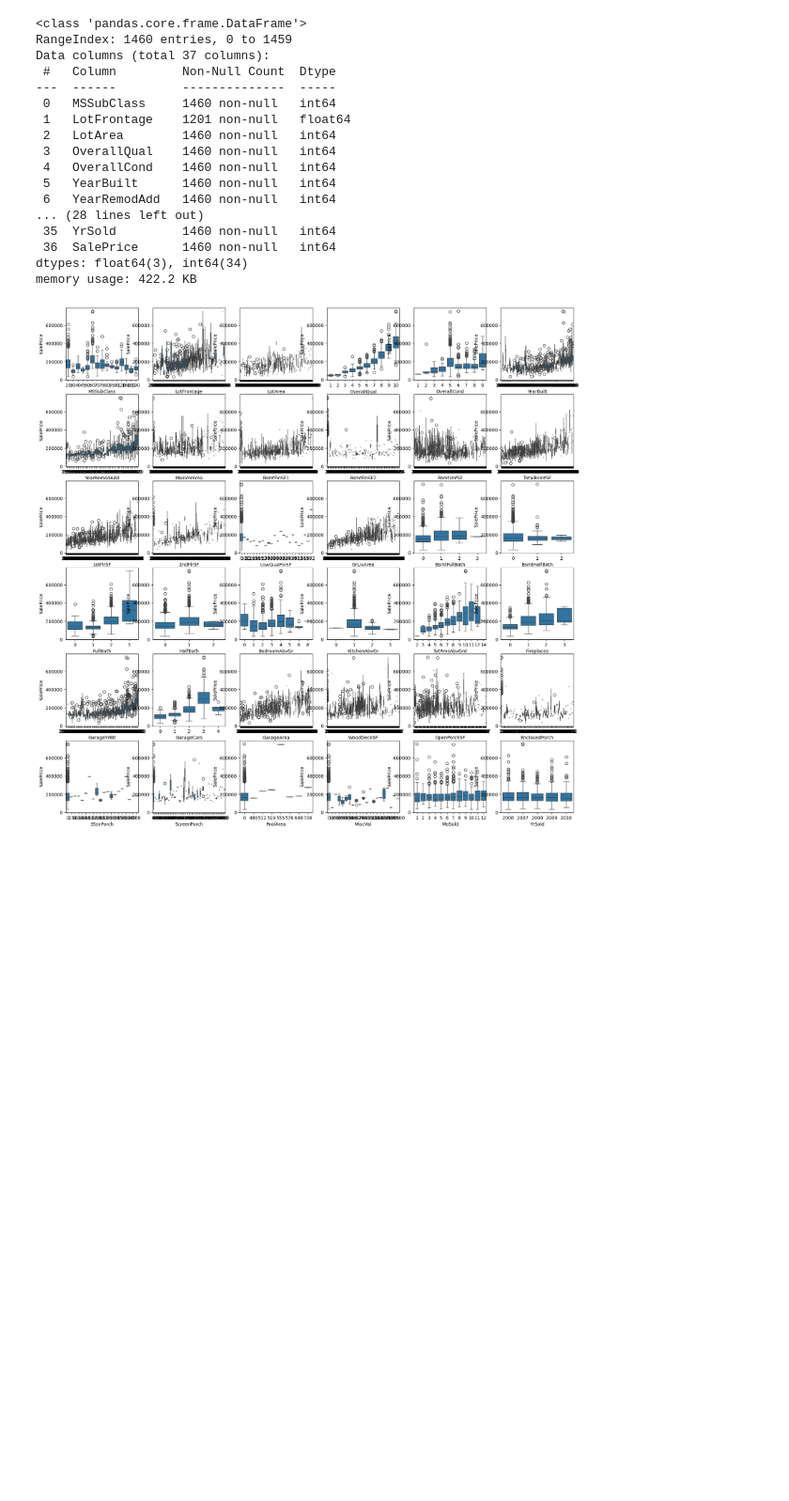
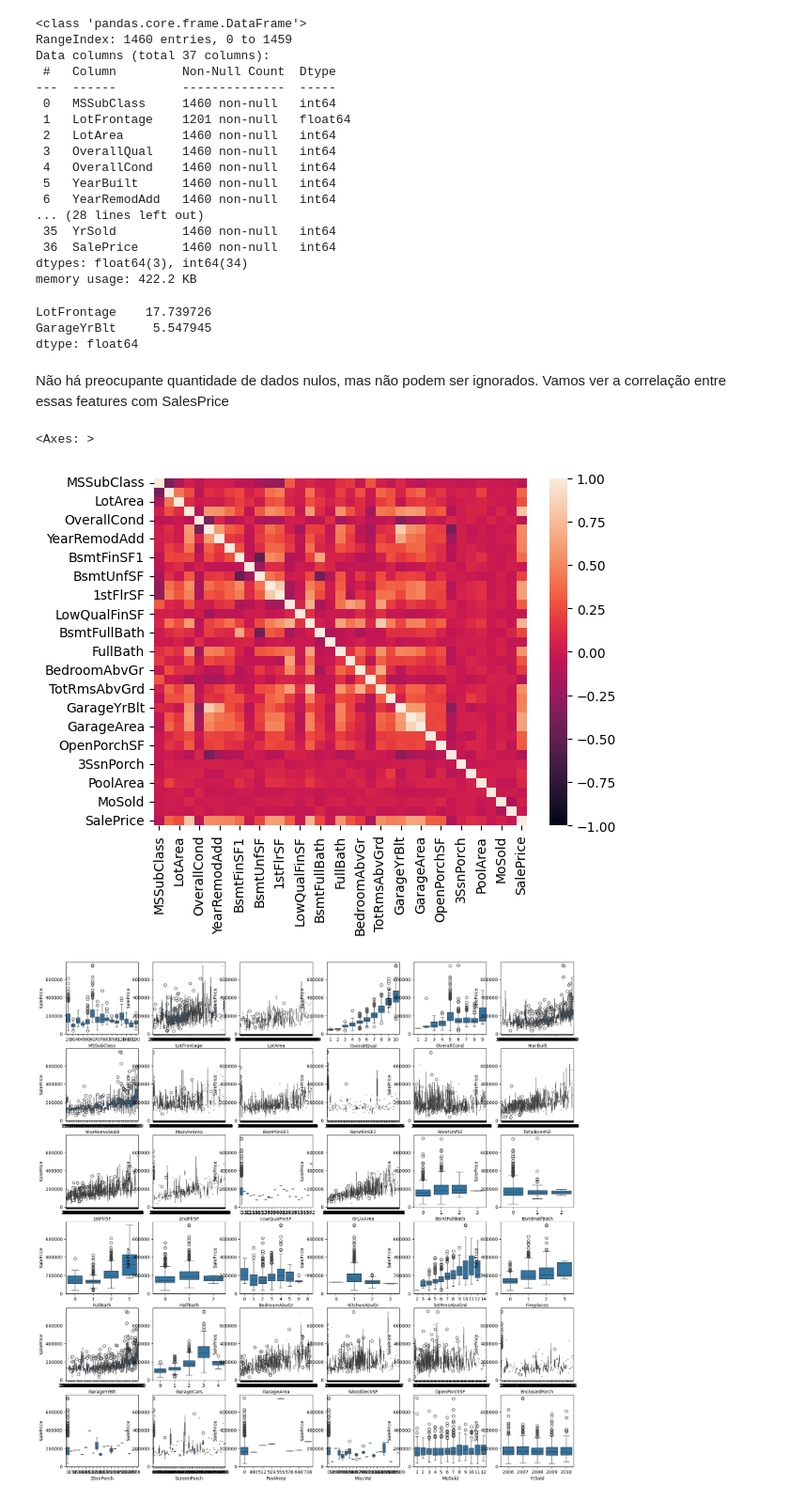
Before and after one commit to maris-silva/competicao_DS, a Jupyter notebook: analise_inicial.ipynb, the cells around one changed output. Shown at 94% size. Drawn from its saved outputs; the diff is of its cells as text; code cells hidden in the pictures; blank space fills up the shorter version.

Commit message:
bug fixes, heatmap adicionado

```diff
--- a/analise_inicial.ipynb
+++ b/analise_inicial.ipynb
@@ -185,8 +180,5 @@ memory usage: 339.5 KB
 # %% [markdown]
 Temos muito mais features no nosso dataset para os valores únicos de cada valor categórico. Veremos depois se há correlação forte entre elas e `SalesPrice`.
-# %%
-# TODO Unindo o array de categóricos ao df original
-df = pd.concat([df, df_categorical], axis=1)
 # %% [markdown]
 #### Análise de Features Numéricas
 # %%
@@ -211,6 +203,20 @@ Data columns (total 37 columns):
  36  SalePrice      1460 non-null   int64
 dtypes: float64(3), int64(34)
 memory usage: 422.2 KB
+# %%
+nan = df_numerical.isna().mean()*100
+nan[nan > 5] # colunas com mais que 5% de dados nulos
+# %% [output]
+LotFrontage    17.739726
+GarageYrBlt     5.547945
+dtype: float64
+# %% [markdown]
+Não há preocupante quantidade de dados nulos, mas não podem ser ignorados. Vamos ver a correlação entre essas features com SalesPrice
+# %%
+sns.heatmap(df_numerical.corr(), annot=False, vmin=-1, vmax=1, fmt=".2f")
+# %% [output]
+<Axes: >
+[figure, added]
 # %%
 plt.figure(figsize = (20, 20))
 for (i, col) in enumerate(df_numerical.drop('SalePrice', axis = 1).columns):
```
Also changed, not shown: parts of 4 cells of this notebook.
